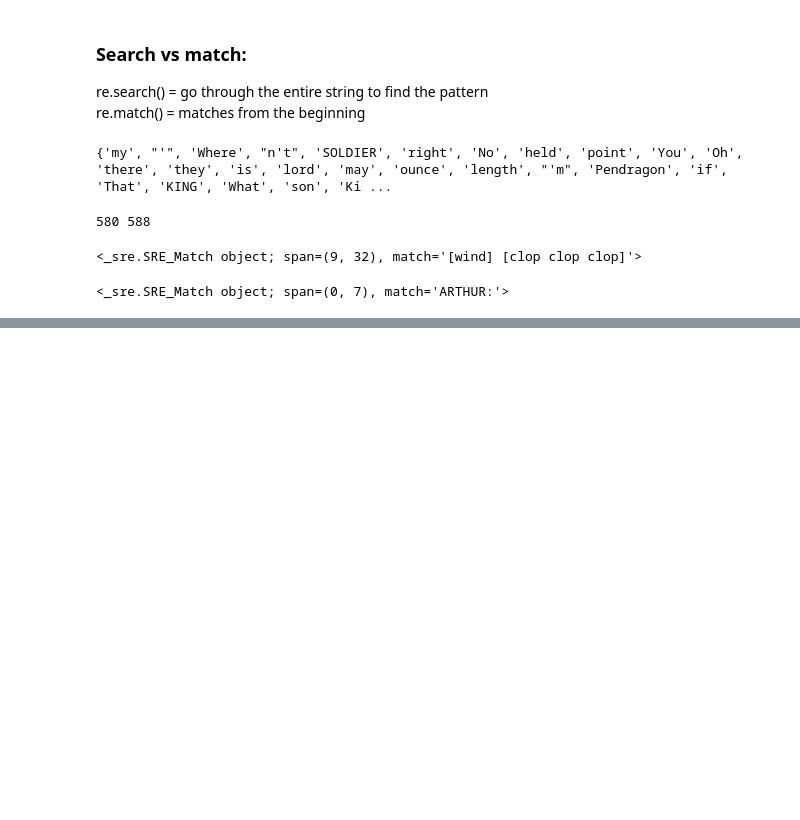
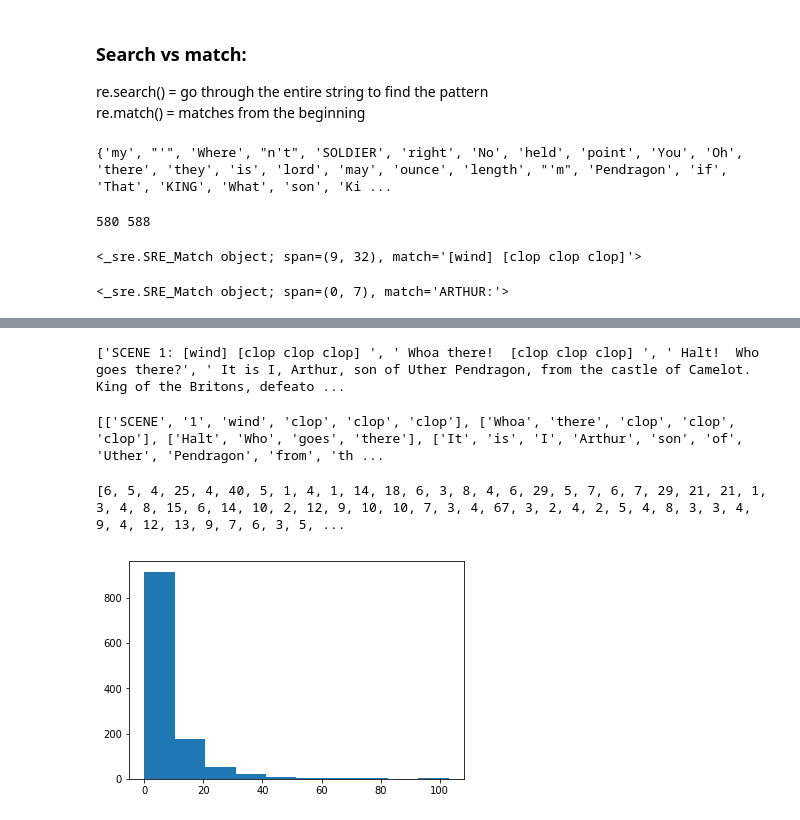
Before and after one commit to bsamanvitha/nlp-courses, a Jupyter notebook: 1_regularExpressionAndTokenization.ipynb, the cells around one changed output, grey strips where cells are left out. Saved outputs shown, nothing was run; the diff lists cells and outputs as text; code cells hidden in the pictures; blank space fills up the shorter version.

```diff
--- a/1_regularExpressionAndTokenization.ipynb
+++ b/1_regularExpressionAndTokenization.ipynb
@@ -117,0 +208,30 @@ print(re.match(pattern2, sentences[3]))
+# %%
+# Split the script into lines: lines
+lines = holy_grail.split('\n')
+
+# Replace all script lines for speaker
+pattern = "[A-Z]{2,}(\s)?(#\d)?([A-Z]{2,})?:"
+lines = [re.sub(pattern, '', l) for l in lines]
+print (lines)
+# %% [output]
+['SCENE 1: [wind] [clop clop clop] ', ' Whoa there!  [clop clop clop] ', ' Halt!  Who goes there?', ' It is I, Arthur, son of Uther Pendragon, from the castle of Camelot.  King of the Britons, defeato ...
+# %%
+# Tokenize each line: tokenized_lines
+tokenized_lines = [regexp_tokenize(s, "\w+") for s in lines]
+print (tokenized_lines)
+# %% [output]
+[['SCENE', '1', 'wind', 'clop', 'clop', 'clop'], ['Whoa', 'there', 'clop', 'clop', 'clop'], ['Halt', 'Who', 'goes', 'there'], ['It', 'is', 'I', 'Arthur', 'son', 'of', 'Uther', 'Pendragon', 'from', 'th ...
+# %%
+# Make a frequency list of lengths: line_num_words
+line_num_words = [len(t_line) for t_line in tokenized_lines]
+print (line_num_words)
+# %% [output]
+[6, 5, 4, 25, 4, 40, 5, 1, 4, 1, 14, 18, 6, 3, 8, 4, 6, 29, 5, 7, 6, 7, 29, 21, 21, 1, 3, 4, 8, 15, 6, 14, 10, 2, 12, 9, 10, 10, 7, 3, 4, 67, 3, 2, 4, 2, 5, 4, 8, 3, 3, 4, 9, 4, 12, 13, 9, 7, 6, 3, 5, ...
+# %%
+# Plot a histogram of the line lengths
+plt.hist(line_num_words)
+
+# Show the plot
+plt.show()
+# %% [output]
+[figure, added]
```
Also changed, not shown: parts of 10 cells of this notebook.
